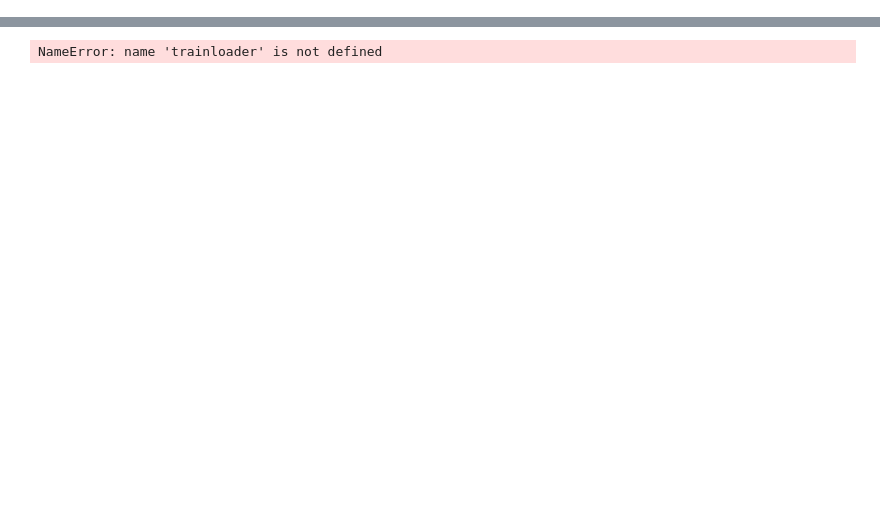
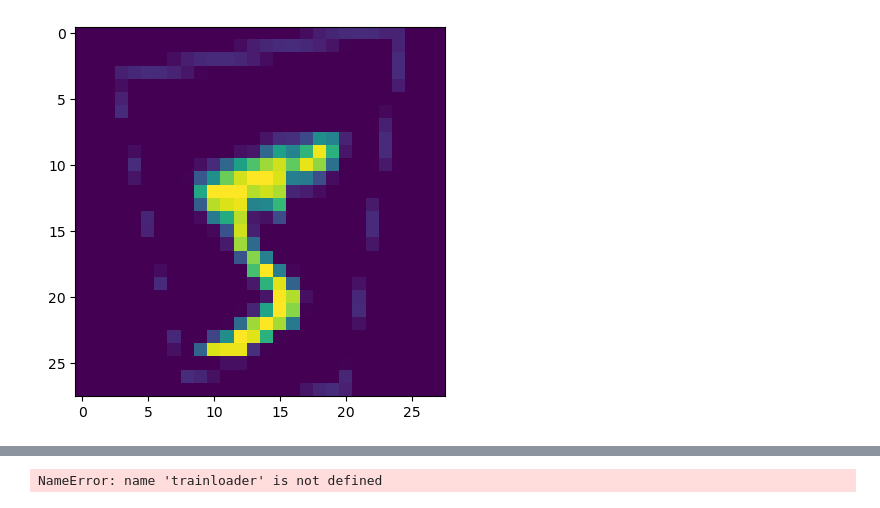
Before and after one commit to danieljwright/CV-project, a Jupyter notebook: computer-vision-project.ipynb, the cells around one changed output, grey strips where cells are left out. Drawn from its saved outputs; the diff is of its cells as text; code cells hidden in the pictures; blank space fills up the shorter version.

```diff
--- a/computer-vision-project.ipynb
+++ b/computer-vision-project.ipynb
@@ -127,0 +155,27 @@ trainloader10 = torch.utils.data.DataLoader(dataset10, batch_size=batch_size, sh
+# %%
+from torchvision.transforms import v2
+
+def apply_perspective_transform(image):
+
+
+    mean = torch.mean(image)
+    std = torch.std(image)
+
+    perspective_transform = v2.Compose([
+        v2.RandomPerspective(distortion_scale=0.6, p=1.0, fill=-1),
+        v2.ToDtype(torch.float32, scale=True),
+        #v2.Normalize(mean=[mean], std=[std]),
+    ])
+
+    transformed_image = perspective_transform(image)
+    transformed_image = transformed_image.reshape(28,28)
+
+    return transformed_image
+
+
+out = apply_transform(dataset1[0][0])
+
+
+imshow(out)
+# %% [output]
+[figure, added]
```
Also changed, not shown: parts of 7 cells of this notebook.
